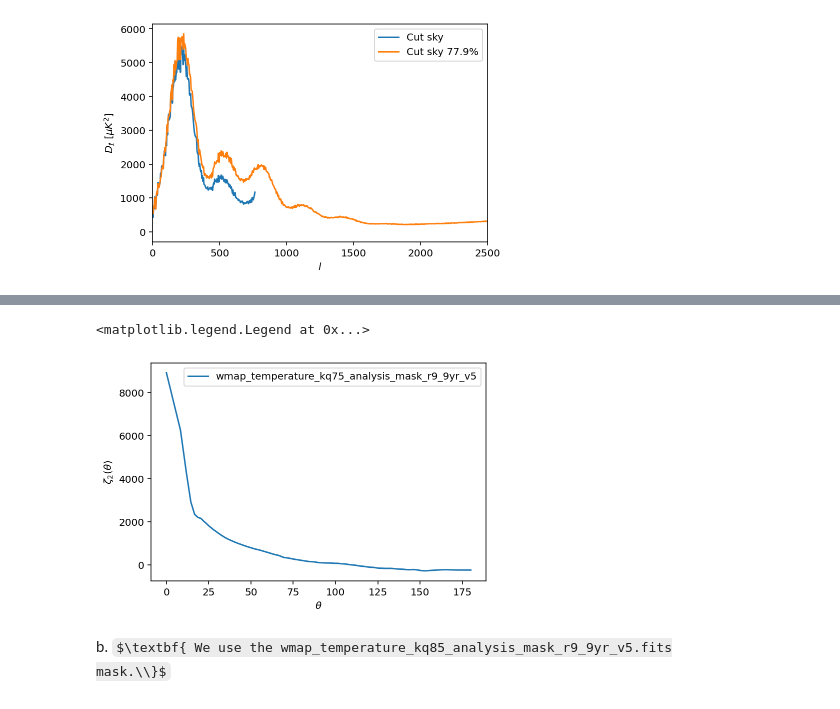
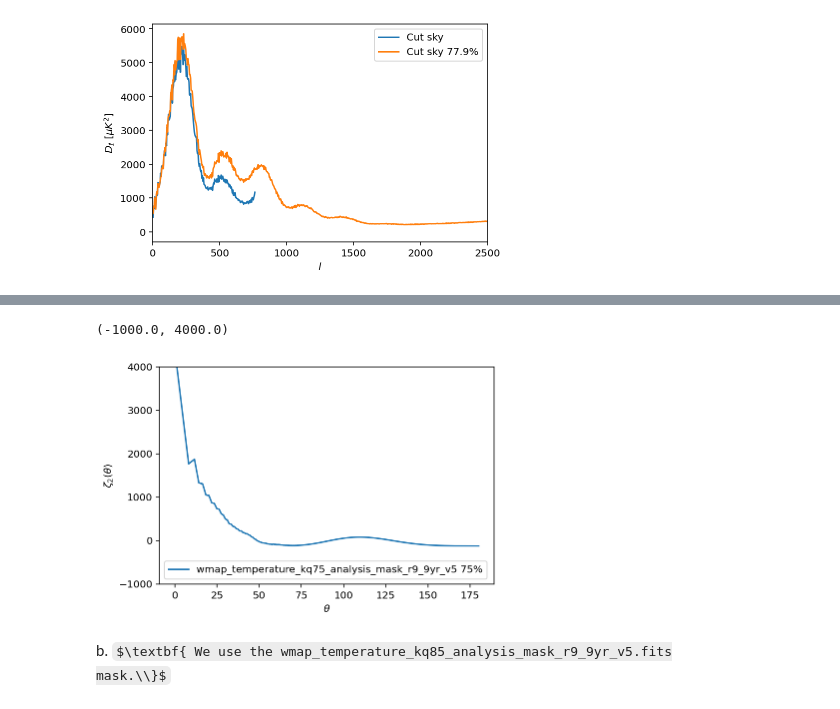
Before and after one commit to Augustocmb/cmblss, a Jupyter notebook: code/cmblss-main/correlation-function.ipynb, the cells around one changed output, grey strips where cells are left out. Cells and saved outputs as stored; diff of their text form; code cells hidden in the pictures; some formulas as TeX source.

```diff
--- a/code/cmblss-main/correlation-function.ipynb
+++ b/code/cmblss-main/correlation-function.ipynb
@@ -563,5 +555,11 @@ f=interp1d(el_1, d1l, kind='cubic')
+# %%
+# Concatenate the ls
+ljoin1=np.concatenate((([0,0,2,3]),lnew1))
+# Concatenate the pseudo Dls
+pDl_1=np.concatenate((([0.0,0.0,203.36331868506028,918.9783866182479]),pdl_int1 ))
 # %%
-D1l=np.zeros((len(d1l),4))
+# Make the array to input in the correlation function
+D1l=np.zeros((len(pDl_1),4))
 # %%
 D1l.shape
 # %% [output]
@@ -569,18 +567,19 @@ D1l.shape
 # %%
-D1l[:,0]=d1l
+D1l[:,0]=pDl_1
 # %%
-corr_, xvals, weights = correlations.gauss_legendre_correlation(D1l)
-xvals_=np.linspace(-1,1,191)
-r_=np.arccos(xvals_)*180/np.pi # sampled theta values in degrees
+corr3, xvals3, weights = correlations.gauss_legendre_correlation(D1l)
+xvals3=np.linspace(-1,1,195)
+r3=np.arccos(xvals3)*180/np.pi # sampled theta values in degrees
 # %%
 # Plol the results
-plt.plot(r_, corr_[:,0], label = 'wmap_temperature_kq75_analysis_mask_r9_9yr_v5')
+plt.plot(r3, corr3[:,0], label = 'wmap_temperature_kq75_analysis_mask_r9_9yr_v5 75%')
 plt.ylabel(r'$\zeta_{2}(\theta)$')
 plt.xlabel(r'$\theta$')
 plt.legend(loc='best')
+plt.ylim(-1000,4000)
 # %% [output]
-<matplotlib.legend.Legend at 0x...>
+(-1000.0, 4000.0)
-[figure, old version]
+[figure, new version]
 # %% [markdown]
 b. $\textbf{ We use the wmap_temperature_kq85_analysis_mask_r9_9yr_v5.fits
 mask.\\}$
```
Also changed, not shown: parts of 34 cells of this notebook.
